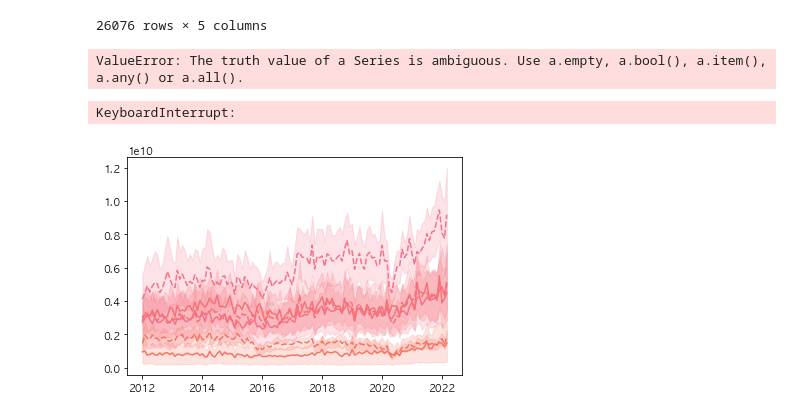
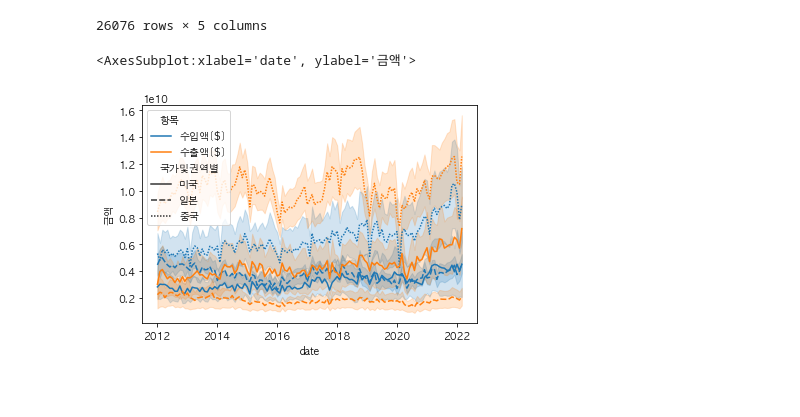
Before and after one commit to harryyang1982/data_tinkering, a Jupyter notebook: apt/comp_mat.ipynb, the cells around one changed output. Saved outputs shown, nothing was run; the diff lists cells and outputs as text; code cells hidden in the pictures; blank space fills up the shorter version.

Commit message:
data tinkering

```diff
--- a/apt/comp_mat.ipynb
+++ b/apt/comp_mat.ipynb
@@ -239,11 +151,7 @@ trans5
 | 26075 | 2022-03-01 | 수출액[$] | 전산업 | 홍콩 | 2.838688e+09 |
 26076 rows × 5 columns
 # %%
-sns.lineplot(trans5[trans5.국가및권역별 in ['중국', '미국', '일본']], x = 'date', y = '금액', hue = '항목')
+sns.lineplot(data = trans5[trans5.국가및권역별.isin(['중국', '미국', '일본'])], x = 'date', y = '금액', hue = '항목', style = '국가및권역별')
 # %% [output]
-ValueError: The truth value of a Series is ambiguous. Use a.empty, a.bool(), a.item(), a.any() or a.all().
+<AxesSubplot:xlabel='date', ylabel='금액'>
+[figure, added]
-# %%
-sns.lineplot(data = trans5, x = 'date', y = '금액', hue = '국가및권역별', style = '항목')
-# %% [output]
-KeyboardInterrupt:
-[figure, removed]
```
Also changed, not shown: parts of 12 cells of this notebook.
